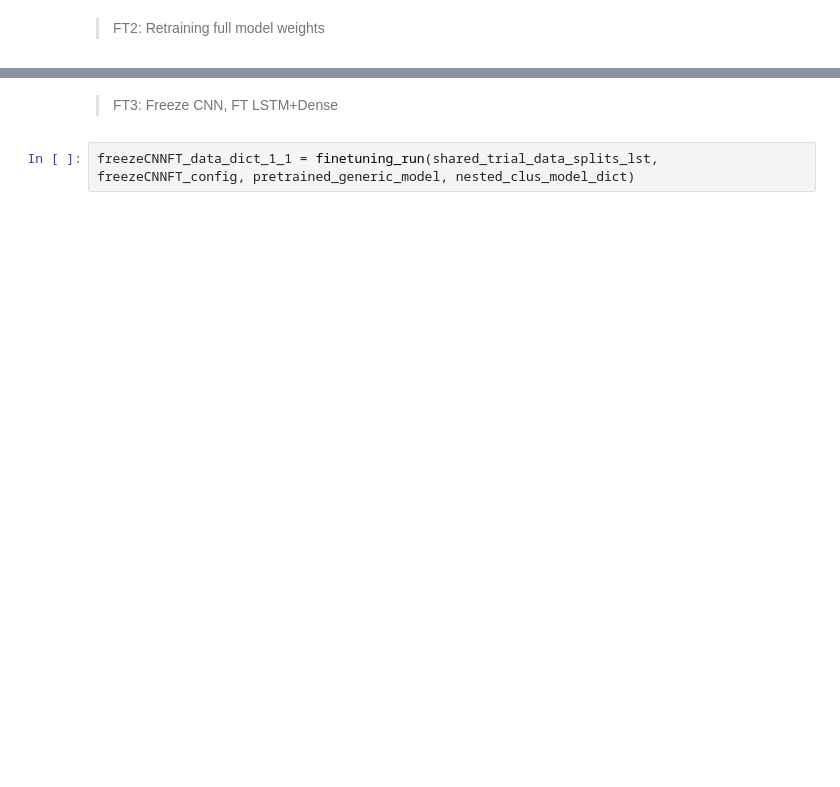
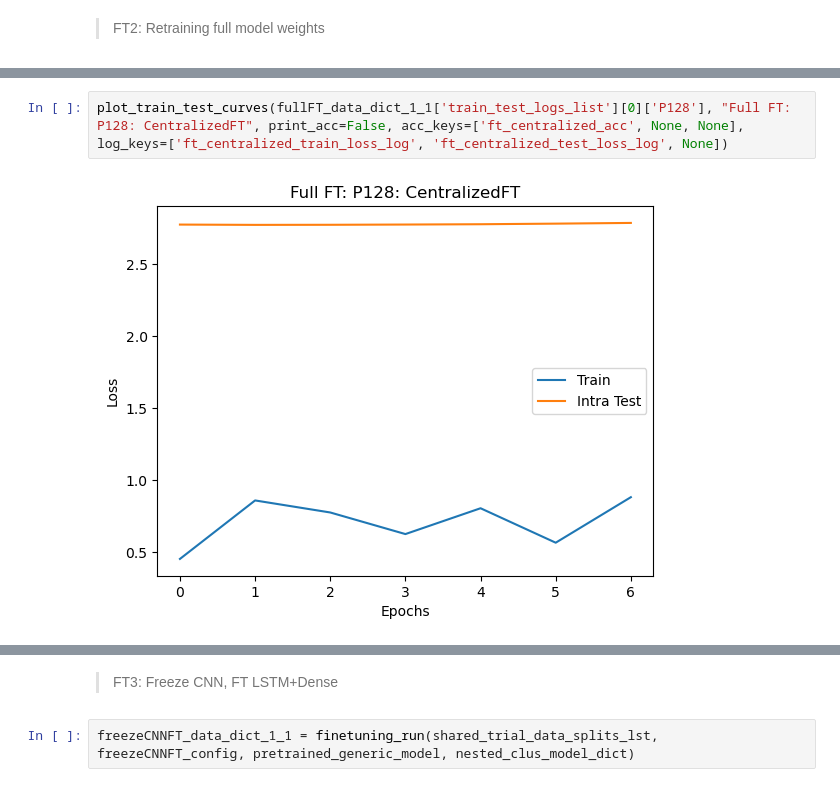
Before and after one commit to kdmalc/fl-gestures, a Jupyter notebook: April_25/105_FT_Methods_Study.ipynb, the cells around one changed output, grey strips where cells are left out. Saved outputs shown, nothing was run; the diff lists cells and outputs as text; blank space fills up the shorter version.

```diff
--- a/April_25/105_FT_Methods_Study.ipynb
+++ b/April_25/105_FT_Methods_Study.ipynb
@@ -226,3 +222,7 @@ Cluster 41 had the highest accuracy (0.8)
+# %%
+plot_train_test_curves(fullFT_data_dict_1_1['train_test_logs_list'][0]['P128'], "Full FT: P128: CentralizedFT", print_acc=False, acc_keys=['ft_centralized_acc', None, None], log_keys=['ft_centralized_train_loss_log', 'ft_centralized_test_loss_log', None])
+# %% [output]
+[figure, added]
 # %%
 plot_model_acc_boxplots(fullFT_data_dict_1_1, my_title=f"{MODEL_STR}: One-shot FT: Full", save_fig=False, plot_save_name=f"Final_{MODEL_STR}_Acc_1TA_1TT",
                             data_keys=['centralized_acc_data', 'pretrained_cluster_acc_data', 'ft_centralized_acc_data', 'ft_cluster_acc_data'],
```
Also changed, not shown: parts of 27 cells of this notebook.
